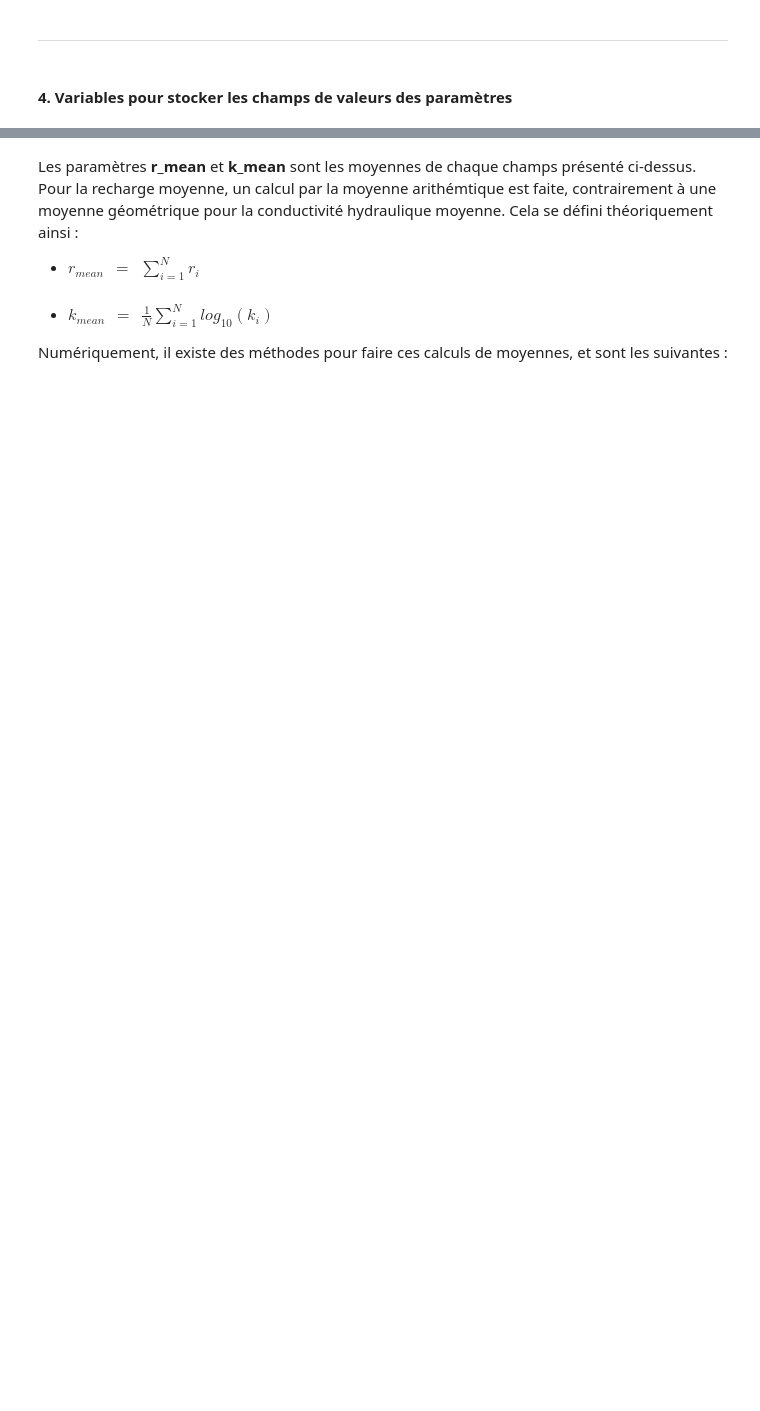
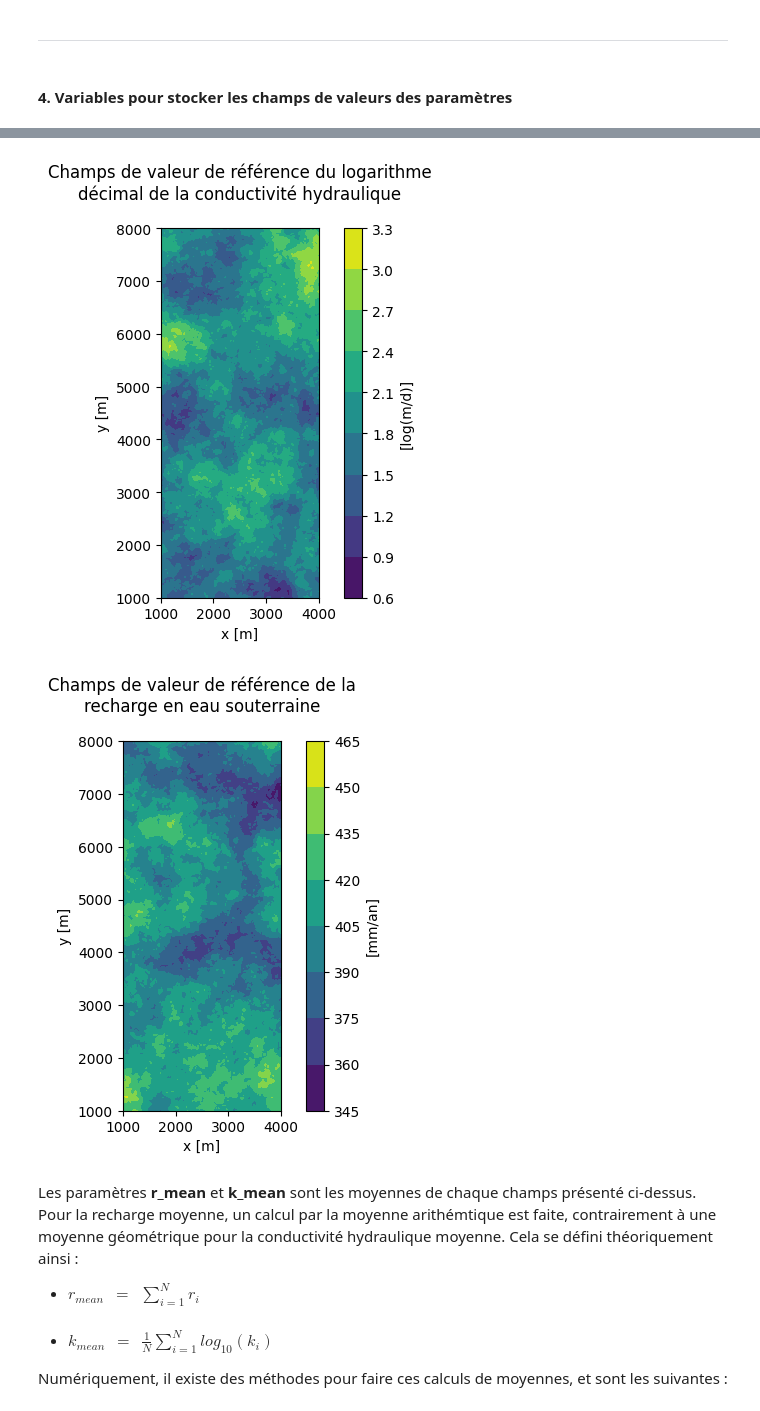
Before and after one commit to DanBJ/zuper, a Jupyter notebook: Examples/02_instance_variables.ipynb, the cells around one changed output, grey strips where cells are left out. Saved outputs shown, nothing was run; the diff lists cells and outputs as text; code cells hidden in the pictures; blank space fills up the shorter version.

```diff
--- a/Examples/02_instance_variables.ipynb
+++ b/Examples/02_instance_variables.ipynb
@@ -344,0 +221,3 @@ plt.show()
+# %%
+cov_mod = gn.covModel.CovModel2D([('spherical', {'w':0.25, 'r':[1300, 1300]})], 0, 'title')
+cov_mod
@@ -345,3 +237,54 @@ plt.show()
+# %%
+k_matrix = gn.geosclassicinterface.simulate2D(
+    cov_mod,
+    (nbx_nd, nby_nd),
+    (dx, dy),
+    (ox, oy),
+    mean=1.8,
+    var=0.35**2,
+    x=None,
+    v=None,
+    seed=8948474,
+    verbose=0
+)['image'].val[0][0]
+
+r_matrix = gn.geosclassicinterface.simulate2D(
+    cov_mod,
+    (nbx_nd, nby_nd),
+    (dx, dy),
+    (ox, oy),
+    mean=400,
+    var=15**2,
+    x=None,
+    v=None,
+    seed=7528660,
+    verbose=0
+)['image'].val[0][0]
+
+plt.figure()
+plt.contourf(x, y, k_matrix)
+plt.xlabel('x [m]')
+plt.ylabel('y [m]')
+plt.title("Champs de valeur de référence du logarithme\ndécimal de la conductivité hydraulique\n")
+plt.colorbar().set_label('[log(m/d)]')
+plt.axis([xmin, xmax, ymin, ymax])
+plt.gca().set_aspect('equal', adjustable='box')
+plt.xticks((1000, 2000, 3000, 4000))
+plt.show()
+
+plt.figure()
+plt.contourf(x, y, r_matrix)
+plt.xlabel('x [m]')
+plt.ylabel('y [m]')
+plt.title("Champs de valeur de référence de la\nrecharge en eau souterraine\n")
+plt.colorbar().set_label('[mm/an]')
+plt.axis([xmin, xmax, ymin, ymax])
+plt.gca().set_aspect('equal', adjustable='box')
+plt.xticks((1000, 2000, 3000, 4000))
+plt.show()
+# %% [output]
+[figure, added]
+[figure, added]
 # %% [markdown]
 Les paramètres <b>r_mean</b> et <b>k_mean</b> sont les moyennes de chaque champs présenté ci-dessus. Pour la recharge moyenne, un calcul par la moyenne arithémtique est faite, contrairement à une moyenne géométrique pour la conductivité hydraulique moyenne. Cela se défini théoriquement ainsi :
 
```
Also changed, not shown: parts of 25 cells of this notebook.
